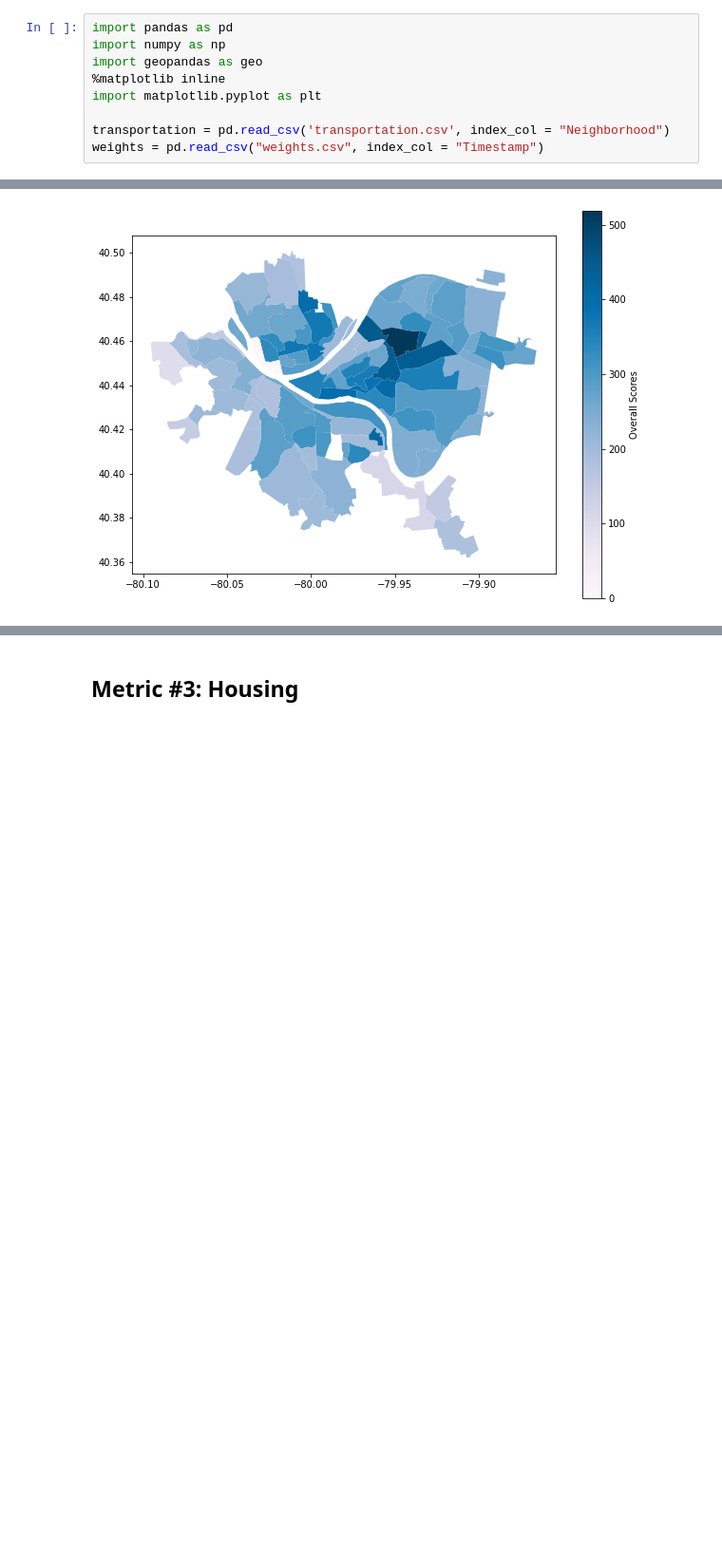
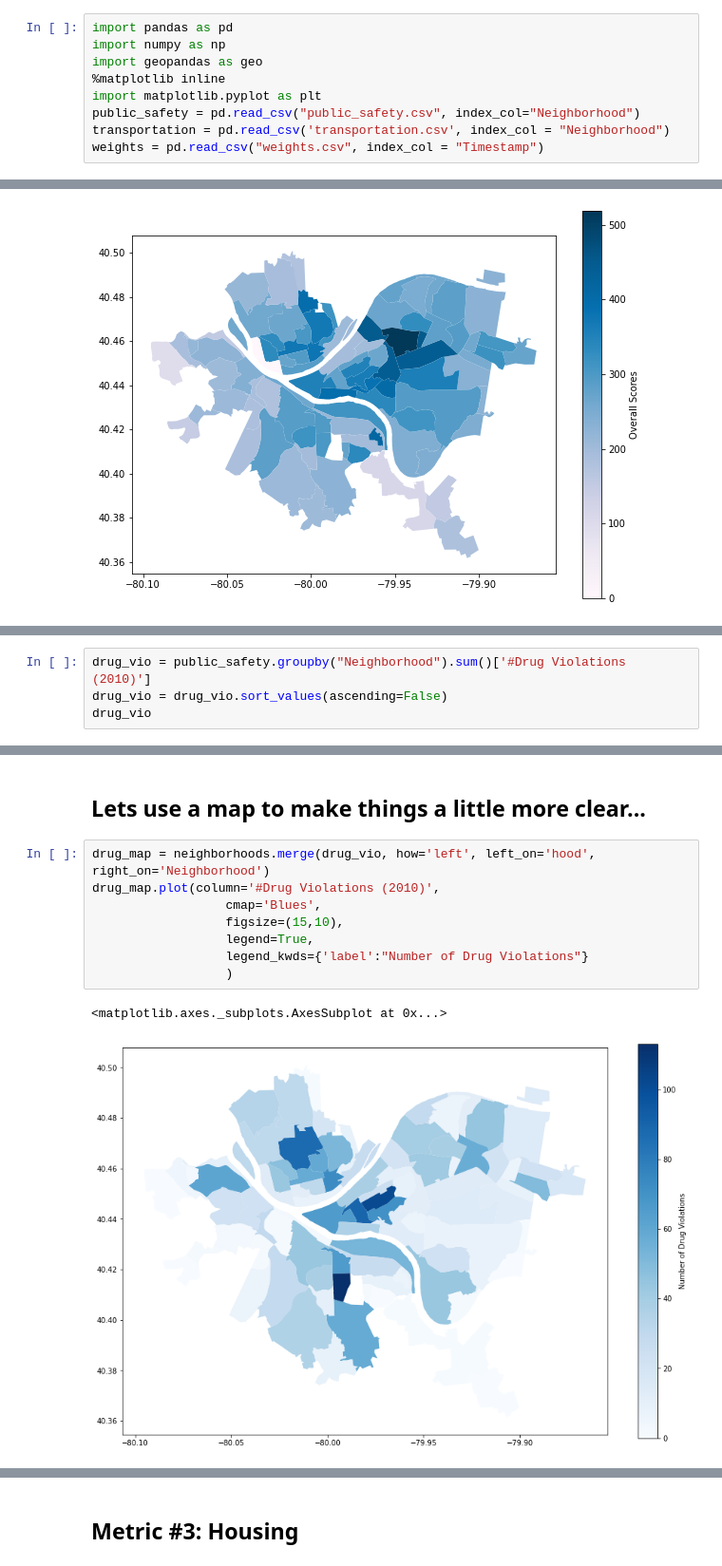
Before and after one commit to Nick0306/Big_Ideas_Final_Project, a Jupyter notebook: Dataset Notebooks/CombinedNotebook.ipynb, the cells around one changed output, grey strips where cells are left out. Shown: that part at 95% size. Saved outputs shown, nothing was run; the diff lists cells and outputs as text; blank space fills up the shorter version.

```diff
--- a/Dataset Notebooks/CombinedNotebook.ipynb
+++ b/Dataset Notebooks/CombinedNotebook.ipynb
@@ -12,7 +12,7 @@ import numpy as np
 import geopandas as geo
 %matplotlib inline
 import matplotlib.pyplot as plt
-
+public_safety = pd.read_csv("public_safety.csv", index_col="Neighborhood")
 transportation = pd.read_csv('transportation.csv', index_col = "Neighborhood")
 weights = pd.read_csv("weights.csv", index_col = "Timestamp")
 # %% [markdown]
@@ -219,0 +326,4 @@ final_map.plot(column='Overall',
+# %%
+drug_vio = public_safety.groupby("Neighborhood").sum()['#Drug Violations (2010)']
+drug_vio = drug_vio.sort_values(ascending=False)
+drug_vio
@@ -219,0 +344,13 @@ final_map.plot(column='Overall',
+# %% [markdown]
+## Lets use a map to make things a little more clear...
+# %%
+drug_map = neighborhoods.merge(drug_vio, how='left', left_on='hood', right_on='Neighborhood')
+drug_map.plot(column='#Drug Violations (2010)',
+                  cmap='Blues',
+                  figsize=(15,10),
+                  legend=True,
+                  legend_kwds={'label':"Number of Drug Violations"}
+                  )
+# %% [output]
+<matplotlib.axes._subplots.AxesSubplot at 0x...>
+[figure, added]
```
Also changed, not shown: parts of 29 cells of this notebook.
